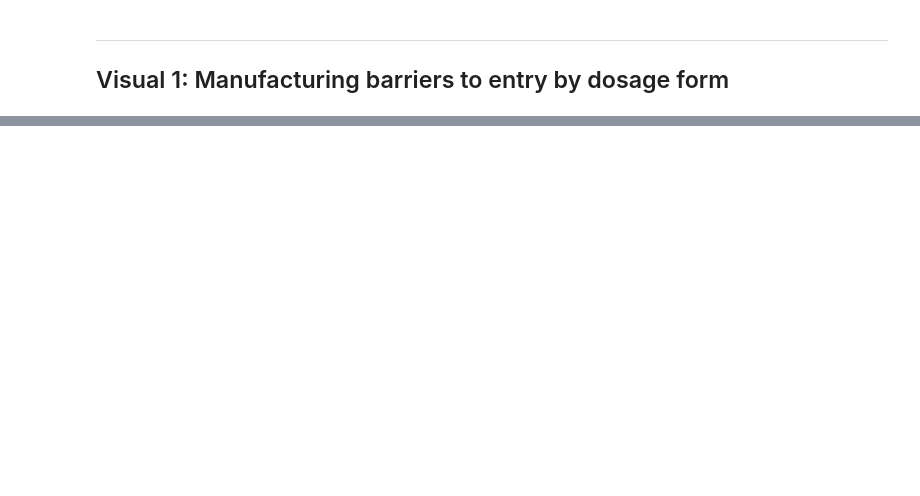
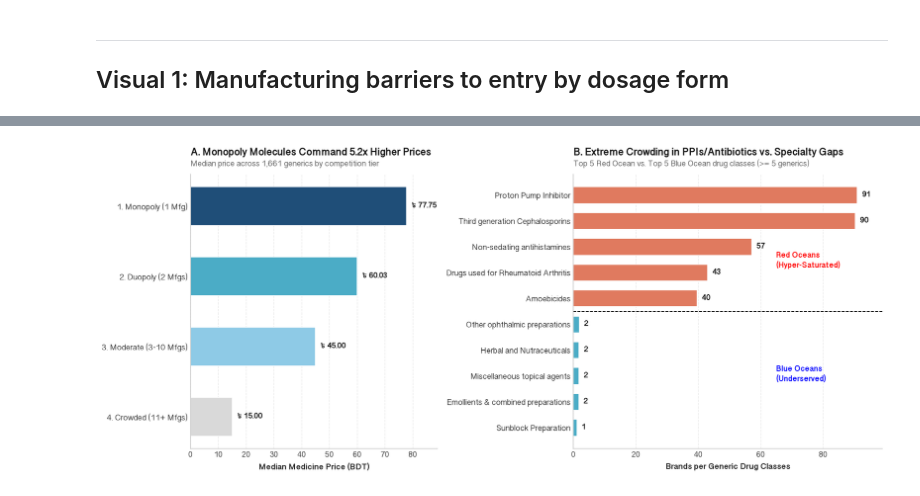
Before and after one commit to nbakh16/pharma-market-analysis-bd, a Jupyter notebook: notebooks/03_market_visualizations.ipynb, the cells around one changed output, grey strips where cells are left out. Saved outputs shown, nothing was run; the diff lists cells and outputs as text; code cells hidden in the pictures; blank space fills up the shorter version.

```diff
--- a/notebooks/03_market_visualizations.ipynb
+++ b/notebooks/03_market_visualizations.ipynb
@@ -136,0 +203,94 @@ plt.show()
+# %%
+# Dual-Panel Chart
+fig, (ax1, ax2) = plt.subplots(
+    1, 2,
+    figsize=(14, 6),
+    gridspec_kw={'width_ratios': [1, 1.25]}
+)
+
+# ===> 1. LEFT CHART: pricing power staircase
+generic_competition = (
+    df.groupby(['generic', 'drug_class', 'indication', 'competition_tier'])
+    .agg(median_price_bdt=('price_bdt', 'median'))
+    .reset_index()
+)
+
+tier_order = [
+    '4. Crowded (11+ Mfgs)',
+    '3. Moderate (3-10 Mfgs)',
+    '2. Duopoly (2 Mfgs)',
+    '1. Monopoly (1 Mfg)'
+]
+
+tier_colors = ['#d9d9d9', '#8ecae6', '#4bacc6', '#1f4e78']
+
+comp_price = (
+    generic_competition.groupby('competition_tier')['median_price_bdt']
+    .median()
+    .reindex(tier_order)
+)
+
+bars1 = ax1.barh(
+    comp_price.index,
+    comp_price.values,
+    color=tier_colors,
+    height=0.55,
+    edgecolor='white'
+)
+
+for bar in bars1:
+    w = bar.get_width()
+    ax1.text(w + 1.8, bar.get_y() + bar.get_height() / 2, f"৳ {w:.2f}",
+             va='center', ha='left', fontsize=10, fontweight='bold', color='#111111')
+
+ax1.set_xlim(0, 89)
+ax1.set_xlabel('Median Medicine Price (BDT)')
+
+set_header(
+    ax1,
+    title='A. Monopoly Molecules Command 5.2x Higher Prices',
+    subtitle='Median price across 1,661 generics by competition tier'
+)
+
+# ===> 2. RIGHT CHART: dosage-form saturation
+drug_saturation = (
+    df[df['drug_class'] != 'Not Specified']
+    .groupby('drug_class')
+    .agg(total_brands=('brand_id', 'count'), unique_generics=('generic', 'nunique'))
+    .reset_index()
+)
+drug_saturation['brands_per_generic'] = drug_saturation['total_brands'] / drug_saturation['unique_generics']
+# display(drug_saturation)
+
+valid_drugs = drug_saturation[drug_saturation['unique_generics'] >= 5].sort_values(by='brands_per_generic', ascending=True)
+
+# 5 lowest (Blue Oceans), 5 highest (Red Oceans)
+top_blue_red_ocean = pd.concat([valid_drugs.head(5), valid_drugs.tail(5)])
+
+bar_colors2 = ['#4bacc6'] * 5 + ['#e07a5f'] * 5
+bars2 = ax2.barh(top_blue_red_ocean['drug_class'], top_blue_red_ocean['brands_per_generic'],
+                 color=bar_colors2, height=0.65, edgecolor='white')
+
+for bar in bars2:
+    w = bar.get_width()
+    ax2.text(w + 1.5, bar.get_y() + bar.get_height() / 2, f"{w:.0f}",
+             va='center', ha='left', fontsize=10, fontweight='bold', color='#111111')
+
+ax2.axhline(4.5, color='#111111', linestyle='--', linewidth=1)
+ax2.text(65, 6.2, 'Red Oceans\n(Hyper-Saturated)', color='red', fontweight='bold', fontsize=10)
+ax2.text(65, 1.8, 'Blue Oceans\n(Underserved)', color='blue', fontweight='bold', fontsize=10)
+
+ax2.set_xlim(0, 99)
+ax2.set_xlabel('Brands per Generic Drug Classes')
+
+set_header(
+    ax2,
+    title='B. Extreme Crowding in PPIs/Antibiotics vs. Specialty Gaps',
+    subtitle='Top 5 Red Ocean vs. Top 5 Blue Ocean drug classes (>= 5 generics)'
+)
+
+
+plt.savefig(f"{figure_dir}/03_competition_and_saturation.png")
+plt.show()
+# %% [output]
+[figure, added]
```
Also changed, not shown: parts of 5 cells of this notebook, 3 other files.
